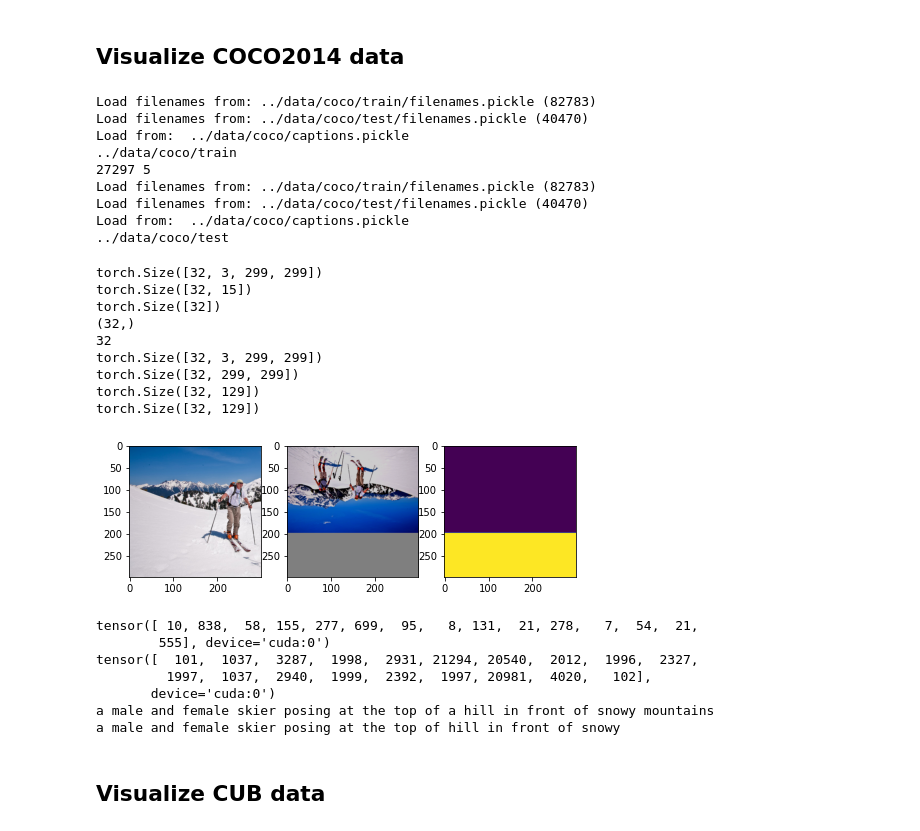
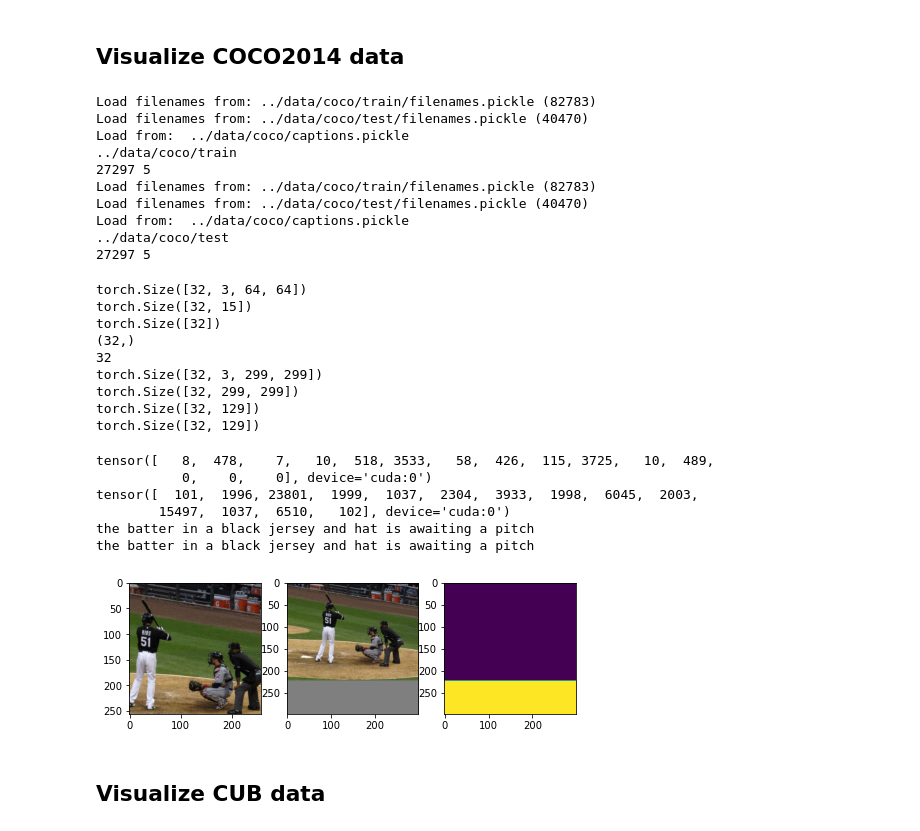
Before and after one commit to mshaikh2/MMRL, a Jupyter notebook: code/catr_damsm_dataloader.ipynb, the cells around one changed output. Drawn from its saved outputs; the diff is of its cells as text; code cells hidden in the pictures.

```diff
--- a/code/catr_damsm_dataloader.ipynb
+++ b/code/catr_damsm_dataloader.ipynb
@@ -55,7 +55,8 @@ Special tokens have been added in the vocabulary, make sure the associated word
 # %% [markdown]
 ## Visualize COCO2014 data
 # %%
-cfg_from_file('cfg/DAMSM/coco.yml')
+cfg_from_file('cfg/coco_multimodal.yml')
+from catr.cfg_damsm_bert import Config
 config = Config()
 #### train set ####
 imsize = cfg.TREE.BASE_SIZE * (2 ** (cfg.TREE.BRANCH_NUM-1))
@@ -94,8 +95,11 @@ Load filenames from: ../data/coco/train/filenames.pickle (82783)
 Load filenames from: ../data/coco/test/filenames.pickle (40470)
 Load from:  ../data/coco/captions.pickle
 ../data/coco/test
+27297 5
+# %%
+it = iter(dataloader_val)
 # %%
-dt = iter(dataloader).next()
+dt = it.next()
 # %%
 im, a, b, c, d, c1, c2, c3, c4 = prepare_data(dt)
 # %%
@@ -109,7 +113,7 @@ print(c2.shape)
 print(c3.shape)
 print(c4.shape)
 # %% [output]
-torch.Size([32, 3, 299, 299])
+torch.Size([32, 3, 64, 64])
 torch.Size([32, 15])
 torch.Size([32])
 (32,)
@@ -120,39 +124,35 @@ torch.Size([32, 129])
 torch.Size([32, 129])
 # %%
 import matplotlib.pyplot as plt
-i = 1
+i = 3
+cap0 = a[i]
+cap = c3[i]
+cap_m = c4[i]
+print(cap0)
+print(cap[~cap_m])
+print(berttk.decode(cap, skip_special_tokens=True))
+print(cocotk.decode(cap0, skip_special_tokens=True))
+
 img = c1[i].cpu()
 mask = c2[i].cpu()
-img0 = im[0][i].cpu()
+img0 = im[2][i].cpu()
 # print(img[i].min(), img[i].max())
 fig = plt.figure(figsize=(8, 8))
 fig.add_subplot(1,3,1)
 plt.imshow((img0.numpy().transpose((1,2,0)) - img0.min().numpy()) / (img0.max() - img0.min()).numpy())
 fig.add_subplot(1,3,2)
 plt.imshow((img.numpy().transpose((1,2,0)) - img.min().numpy()) / (img.max() - img.min()).numpy())
 fig.add_subplot(1,3,3)
 plt.imshow(mask.numpy().astype(int))
 plt.show()
 # %% [output]
+tensor([   8,  478,    7,   10,  518, 3533,   58,  426,  115, 3725,   10,  489,
+           0,    0,    0], device='cuda:0')
+tensor([  101,  1996, 23801,  1999,  1037,  2304,  3933,  1998,  6045,  2003,
+        15497,  1037,  6510,   102], device='cuda:0')
+the batter in a black jersey and hat is awaiting a pitch
+the batter in a black jersey and hat is awaiting a pitch
-[figure, old version]
+[figure, new version]
-# %%
-# i = 0
-cap0 = a[i]
-cap = c3[i]
-cap_m = c4[i]
-print(cap0)
-print(cap[~cap_m])
-print(berttk.decode(cap, skip_special_tokens=True))
-print(cocotk.decode(cap0, skip_special_tokens=True))
-# print(cap_m)
-# %% [output]
-tensor([ 10, 838,  58, 155, 277, 699,  95,   8, 131,  21, 278,   7,  54,  21,
-        555], device='cuda:0')
-tensor([  101,  1037,  3287,  1998,  2931, 21294, 20540,  2012,  1996,  2327,
-         1997,  1037,  2940,  1999,  2392,  1997, 20981,  4020,   102],
-       device='cuda:0')
-a male and female skier posing at the top of a hill in front of snowy mountains
-a male and female skier posing at the top of hill in front of snowy
 # %% [markdown]
 ## Visualize CUB data
 # %%
```
Also changed, not shown: parts of 2 cells of this notebook, 4 other files.
